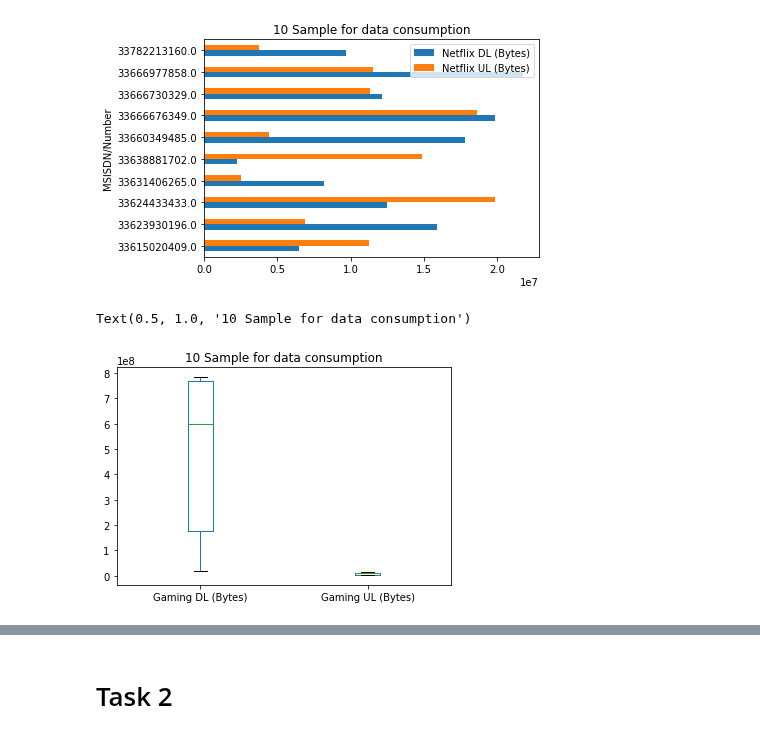
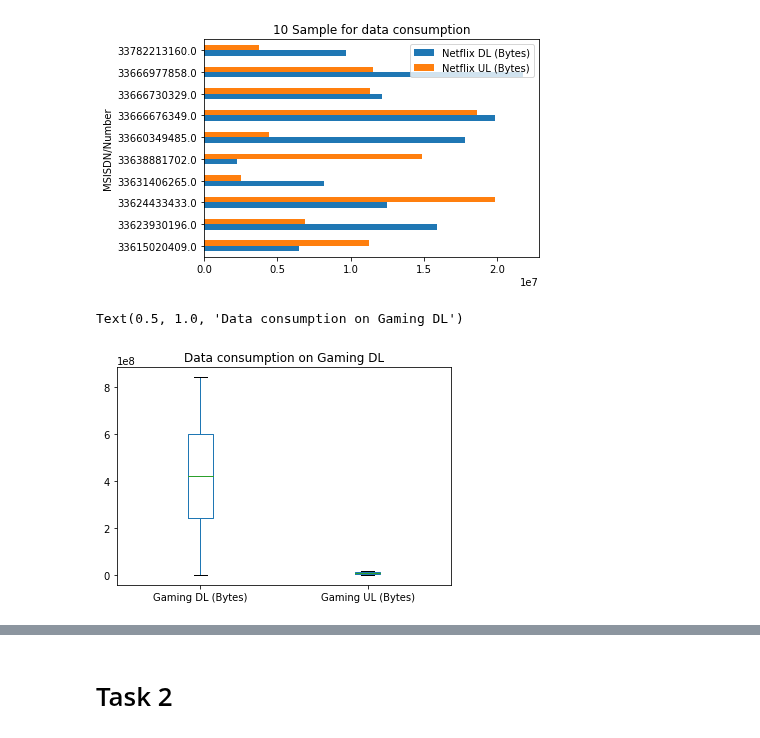
Before and after one commit to comsavvy/Data-analysis-for-business, a Jupyter notebook: Data analysis1.ipynb, the cells around one changed output, grey strips where cells are left out. Saved outputs shown, nothing was run; the diff lists cells and outputs as text; code cells hidden in the pictures.

Commit message:
Data code updated

```diff
--- a/Data analysis1.ipynb
+++ b/Data analysis1.ipynb
@@ -293,9 +293,9 @@ plt.title("10 Sample for data consumption")
 Text(0.5, 1.0, '10 Sample for data consumption')
 [figure]
 # %%
-data.sample(10).pivot_table(index= "MSISDN/Number", values= ['Gaming DL (Bytes)',
+data.pivot_table(index= "MSISDN/Number", values= ['Gaming DL (Bytes)',
 'Gaming UL (Bytes)']).plot(kind= 'box')
-plt.title("10 Sample for data consumption")
+plt.title("Data consumption on Gaming DL")
 # %% [output]
-Text(0.5, 1.0, '10 Sample for data consumption')
+Text(0.5, 1.0, 'Data consumption on Gaming DL')
-[figure, old version]
+[figure, new version]
```
Also changed, not shown: parts of 2 cells of this notebook.
